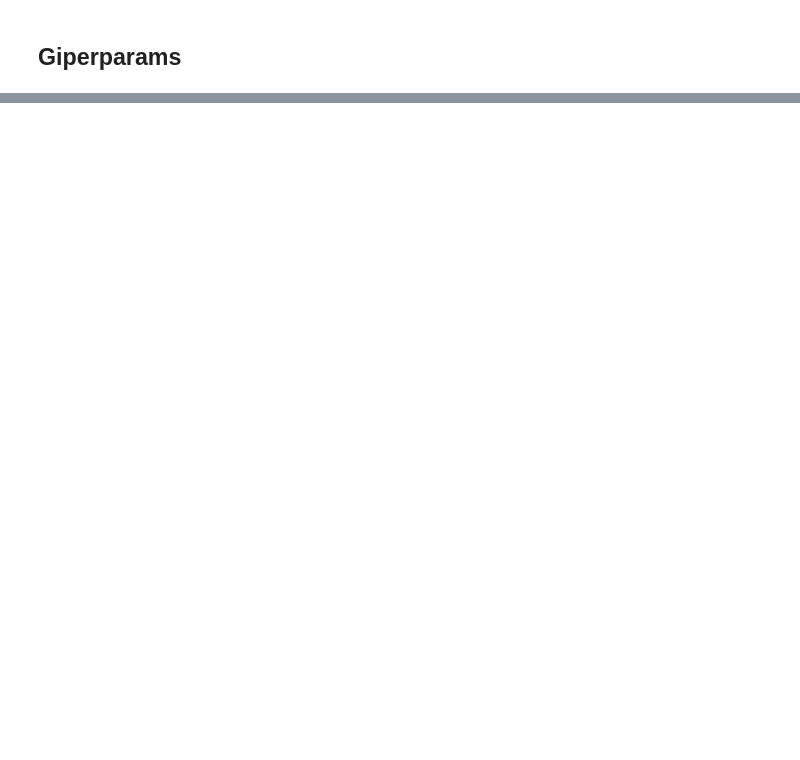
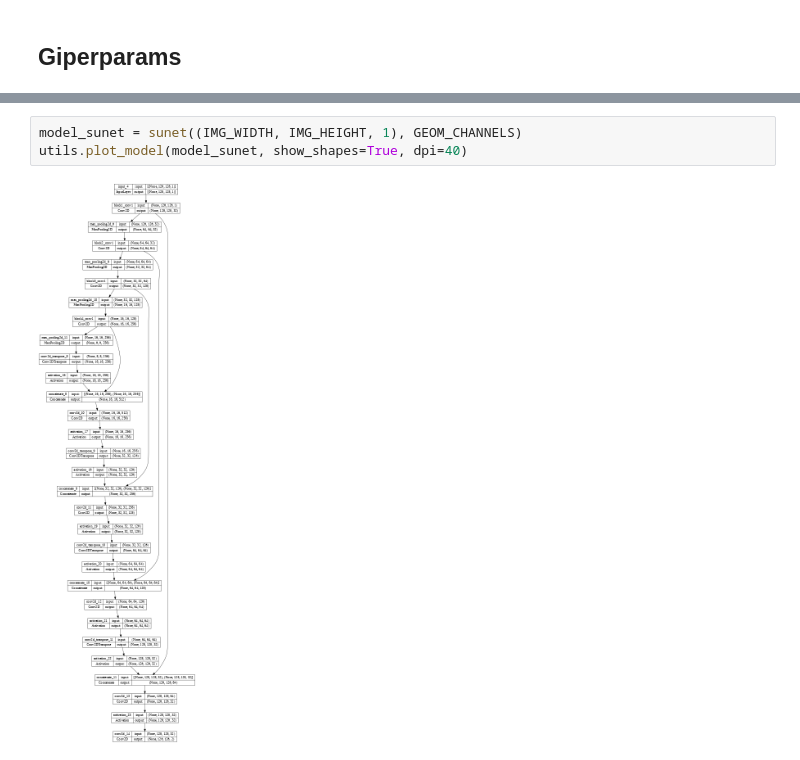
Before and after one commit to NikolaevMikhailRoma/gprMax_project, a Jupyter notebook: ML.ipynb, the cells around one changed output, grey strips where cells are left out. Drawn from its saved outputs; the diff is of its cells as text; blank space fills up the shorter version.

```diff
--- a/ML.ipynb
+++ b/ML.ipynb
@@ -595,0 +348,5 @@ data_geometry = data_geometry[:,:,:,0].reshape([data_bscans.shape[0],
+# %%
+model_sunet = sunet((IMG_WIDTH, IMG_HEIGHT, 1), GEOM_CHANNELS)
+utils.plot_model(model_sunet, show_shapes=True, dpi=40)
+# %% [output]
+[figure, added]
```
Also changed, not shown: parts of 78 cells of this notebook.
